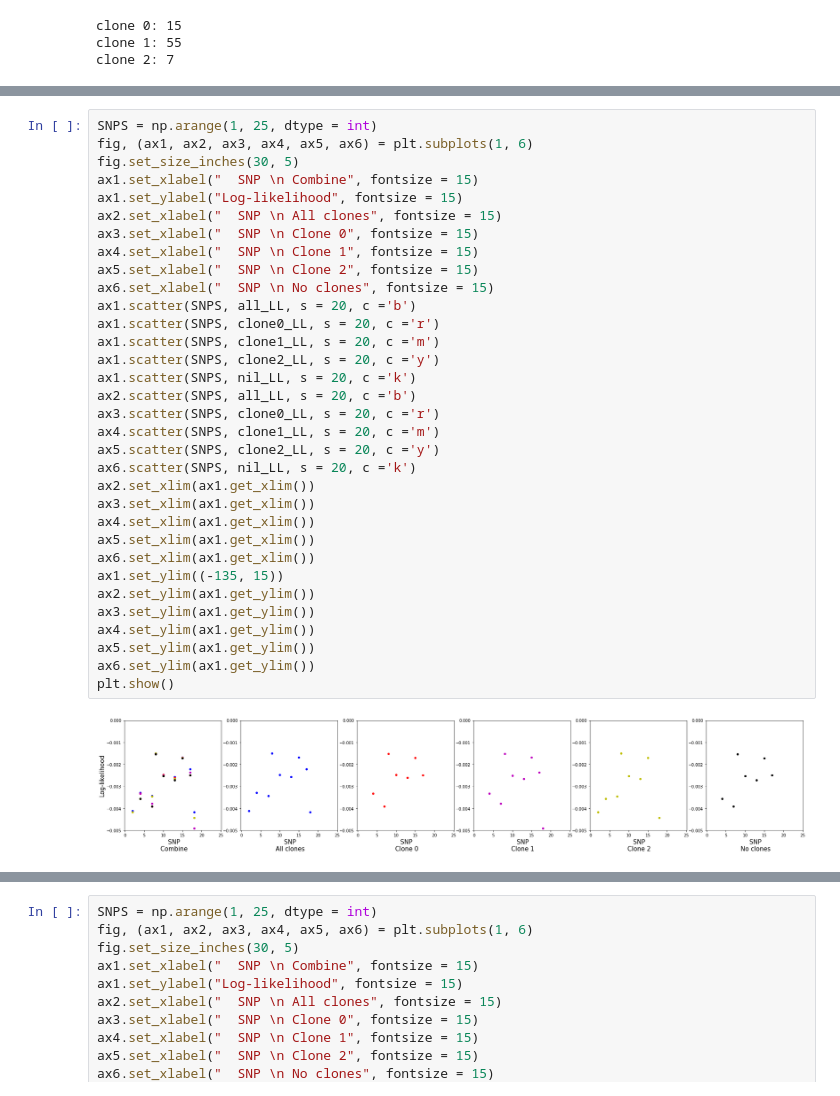
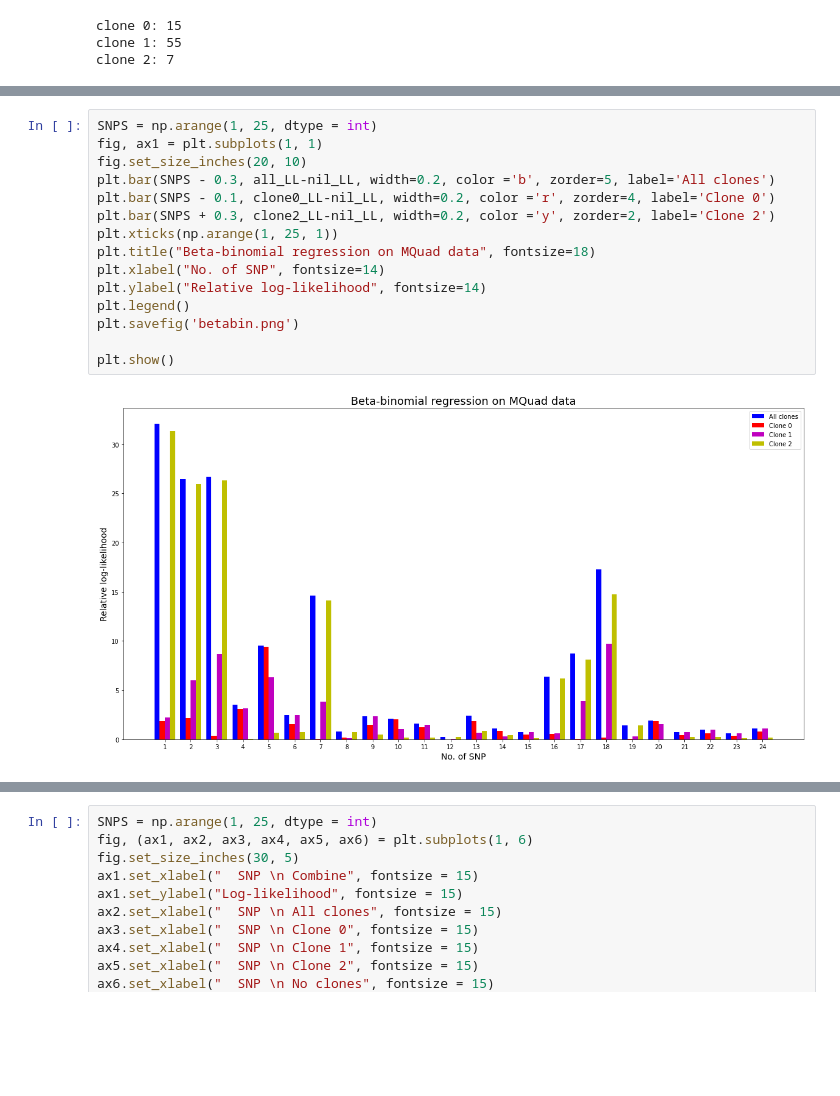
Before and after one commit to StatBiomed/GLM-hackathon, a Jupyter notebook: Betabin/Betabin_MQuad.ipynb, the cells around one changed output, grey strips where cells are left out. Saved outputs shown, nothing was run; the diff lists cells and outputs as text; blank space fills up the shorter version.

```diff
--- a/Betabin/Betabin_MQuad.ipynb
+++ b/Betabin/Betabin_MQuad.ipynb
@@ -197,35 +220,17 @@ nil_LL = np.array(nil_LL)
 # %%
 SNPS = np.arange(1, 25, dtype = int)
-fig, (ax1, ax2, ax3, ax4, ax5, ax6) = plt.subplots(1, 6)
-fig.set_size_inches(30, 5)
-ax1.set_xlabel("  SNP \n Combine", fontsize = 15)
-ax1.set_ylabel("Log-likelihood", fontsize = 15)
-ax2.set_xlabel("  SNP \n All clones", fontsize = 15)
-ax3.set_xlabel("  SNP \n Clone 0", fontsize = 15)
-ax4.set_xlabel("  SNP \n Clone 1", fontsize = 15)
-ax5.set_xlabel("  SNP \n Clone 2", fontsize = 15)
-ax6.set_xlabel("  SNP \n No clones", fontsize = 15)
-ax1.scatter(SNPS, all_LL, s = 20, c ='b')
-ax1.scatter(SNPS, clone0_LL, s = 20, c ='r')
-ax1.scatter(SNPS, clone1_LL, s = 20, c ='m')
-ax1.scatter(SNPS, clone2_LL, s = 20, c ='y')
-ax1.scatter(SNPS, nil_LL, s = 20, c ='k')
-ax2.scatter(SNPS, all_LL, s = 20, c ='b')
-ax3.scatter(SNPS, clone0_LL, s = 20, c ='r')
-ax4.scatter(SNPS, clone1_LL, s = 20, c ='m')
-ax5.scatter(SNPS, clone2_LL, s = 20, c ='y')
-ax6.scatter(SNPS, nil_LL, s = 20, c ='k')
-ax2.set_xlim(ax1.get_xlim())
-ax3.set_xlim(ax1.get_xlim())
-ax4.set_xlim(ax1.get_xlim())
-ax5.set_xlim(ax1.get_xlim())
-ax6.set_xlim(ax1.get_xlim())
-ax1.set_ylim((-135, 15))
-ax2.set_ylim(ax1.get_ylim())
-ax3.set_ylim(ax1.get_ylim())
-ax4.set_ylim(ax1.get_ylim())
-ax5.set_ylim(ax1.get_ylim())
-ax6.set_ylim(ax1.get_ylim())
+fig, ax1 = plt.subplots(1, 1)
+fig.set_size_inches(20, 10)
+plt.bar(SNPS - 0.3, all_LL-nil_LL, width=0.2, color ='b', zorder=5, label='All clones')
+plt.bar(SNPS - 0.1, clone0_LL-nil_LL, width=0.2, color ='r', zorder=4, label='Clone 0')
+plt.bar(SNPS + 0.3, clone2_LL-nil_LL, width=0.2, color ='y', zorder=2, label='Clone 2')
+plt.xticks(np.arange(1, 25, 1))
+plt.title("Beta-binomial regression on MQuad data", fontsize=18)
+plt.xlabel("No. of SNP", fontsize=14)
+plt.ylabel("Relative log-likelihood", fontsize=14)
+plt.legend()
+plt.savefig('betabin.png')
+
 plt.show()
 # %% [output]
-[figure, old version]
+[figure, new version]
```
Also changed, not shown: parts of 7 cells of this notebook.
